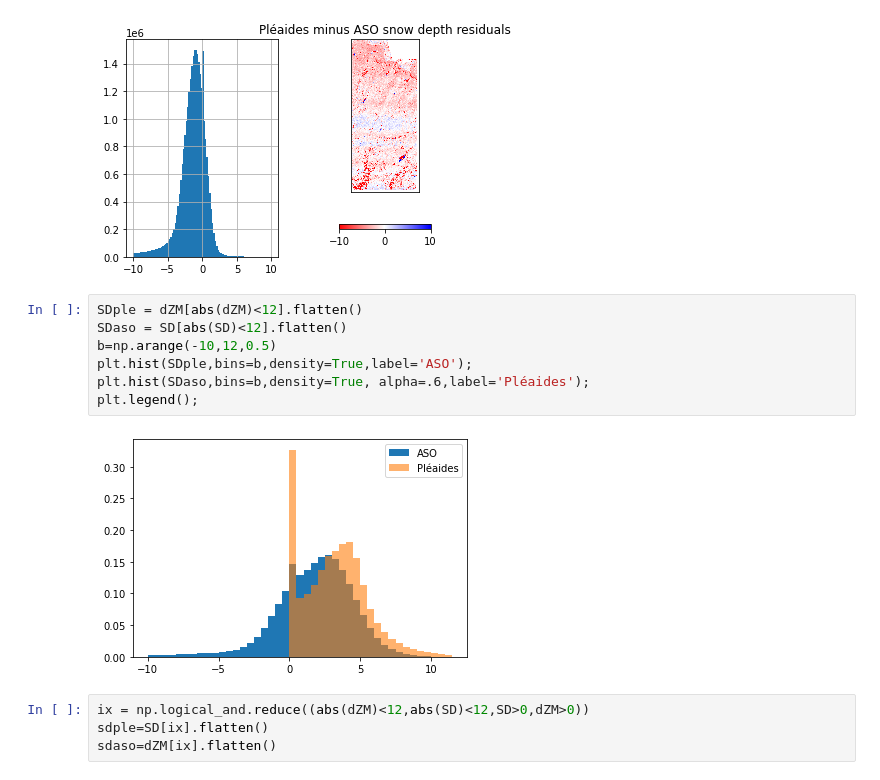
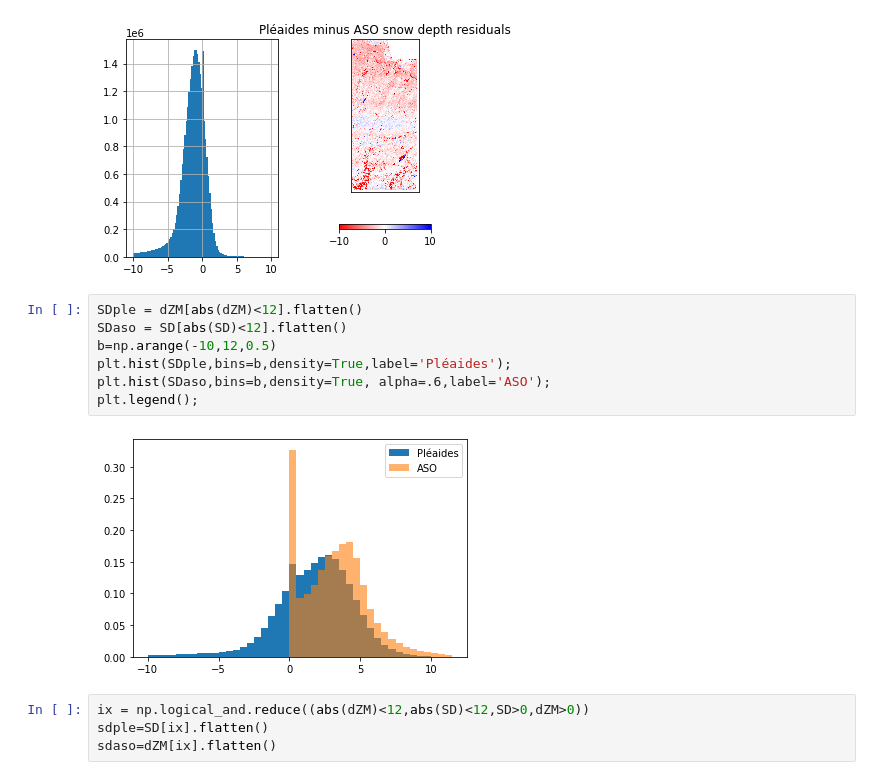
Before and after one commit to sgascoin/notebooks, a Jupyter notebook: checkAlignTuo2may.ipynb, the cells around one changed output. Saved outputs shown, nothing was run; the diff lists cells and outputs as text.

Commit message:
fix label error

```diff
--- a/checkAlignTuo2may.ipynb
+++ b/checkAlignTuo2may.ipynb
@@ -249,12 +249,12 @@ nmad = 1.595170458984375
 # %%
 SDple = dZM[abs(dZM)<12].flatten()
 SDaso = SD[abs(SD)<12].flatten()
 b=np.arange(-10,12,0.5)
-plt.hist(SDple,bins=b,density=True,label='ASO');
-plt.hist(SDaso,bins=b,density=True, alpha=.6,label='Pléaides');
+plt.hist(SDple,bins=b,density=True,label='Pléaides');
+plt.hist(SDaso,bins=b,density=True, alpha=.6,label='ASO');
 plt.legend();
 # %% [output]
-[figure, old version]
+[figure, new version]
 # %%
 ix = np.logical_and.reduce((abs(dZM)<12,abs(SD)<12,SD>0,dZM>0))
 sdple=SD[ix].flatten()
```
